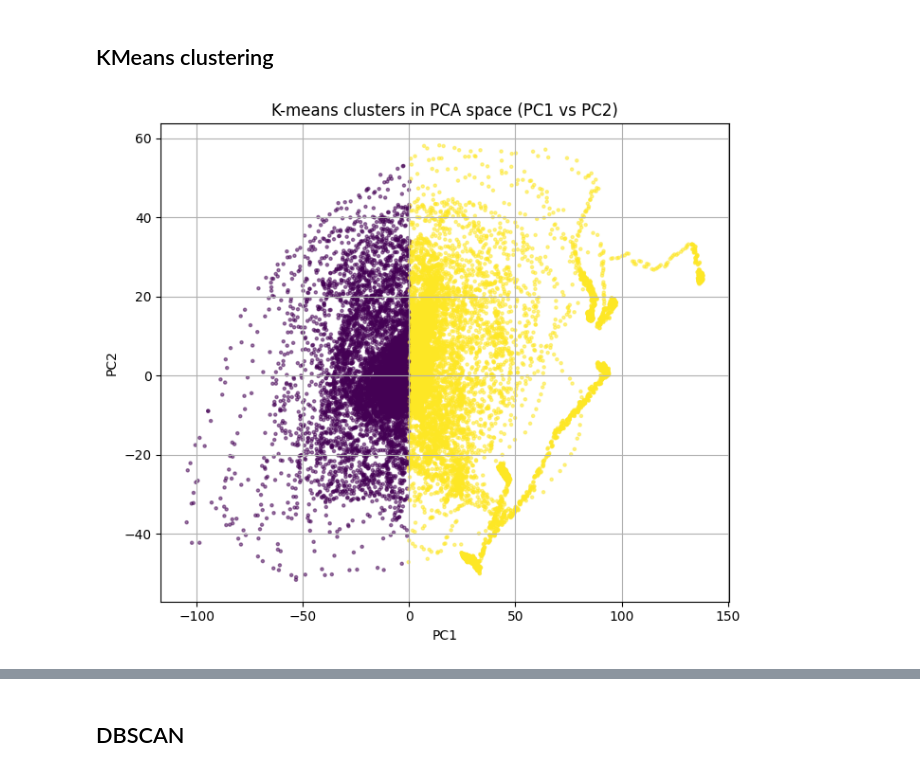
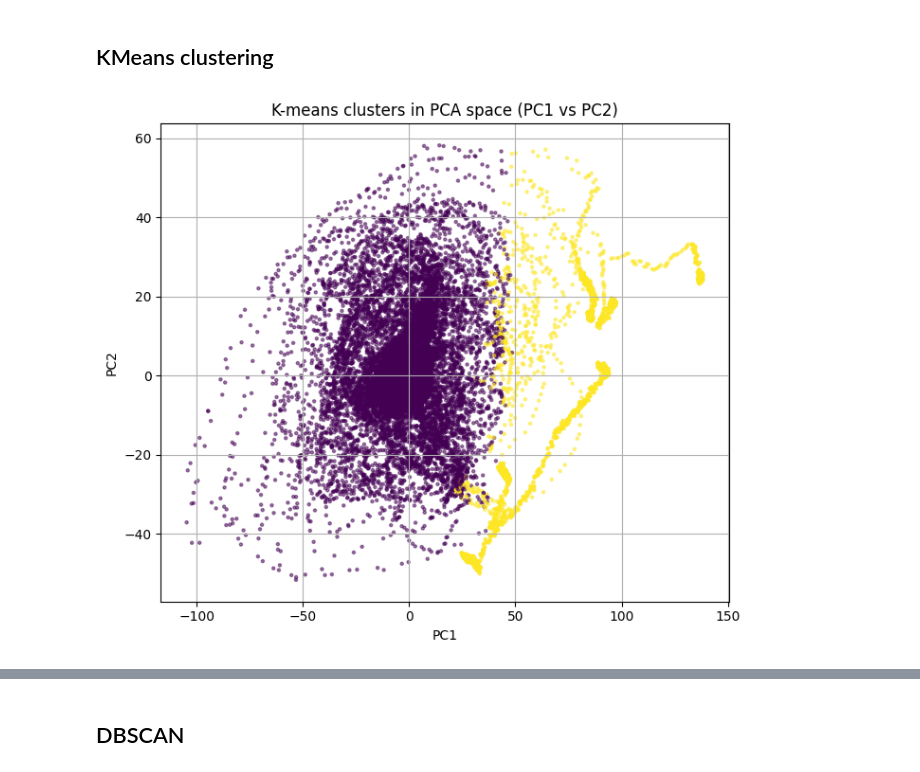
Before and after one commit to flod1n/R7022E-AI-in-processindustry-and-automation, a Jupyter notebook: Lab2_unsupervised/task2.ipynb, the cells around one changed output, grey strips where cells are left out. Cells and saved outputs as stored; diff of their text form; code cells hidden in the pictures.

```diff
--- a/Lab2_unsupervised/task2.ipynb
+++ b/Lab2_unsupervised/task2.ipynb
@@ -102,30 +103,30 @@ PC10: 2.23%
 # %%
 from sklearn.cluster import KMeans
 import matplotlib.pyplot as plt
 
 k = 2
-kmeans = KMeans(n_clusters=k, random_state=69, n_init='auto').fit(X_train_pca)
+kmeans = KMeans(n_clusters=k, random_state=69, n_init='auto').fit(X_test_pca)
 cluster_test = kmeans.predict(X_test_pca)
 
 plt.figure(figsize=(7, 6))
 
 plt.scatter(
     X_test_pca[:, 0],
     X_test_pca[:, 1],
     c=cluster_test,
     cmap='viridis',
     s=5,
     alpha=0.5
 )
 
 plt.xlabel("PC1")
 plt.ylabel("PC2")
 plt.title("K-means clusters in PCA space (PC1 vs PC2)")
 plt.grid(True)
 plt.tight_layout()
 plt.show()
 # %% [output]
-[figure, old version]
+[figure, new version]
 # %%
 import seaborn as sns
 from sklearn.metrics import classification_report, confusion_matrix
```
Also changed, not shown: parts of 8 cells of this notebook.
